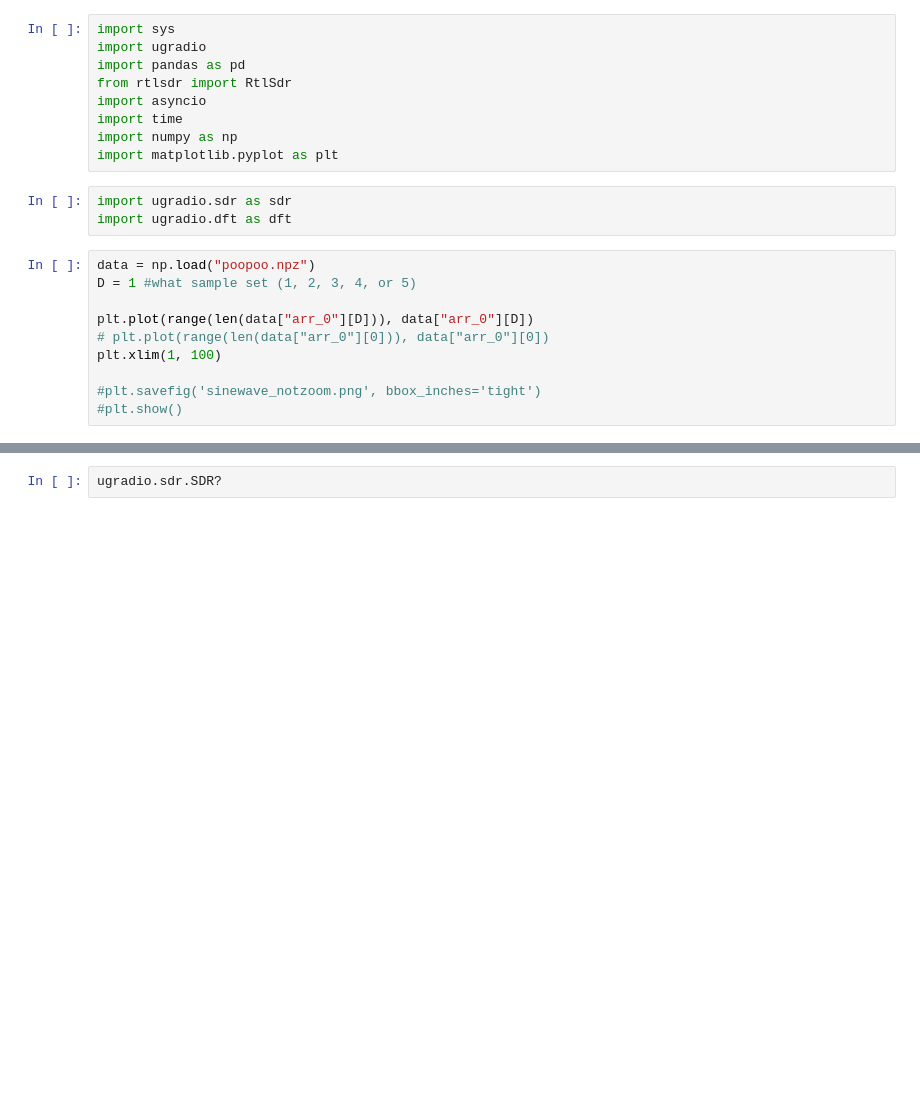
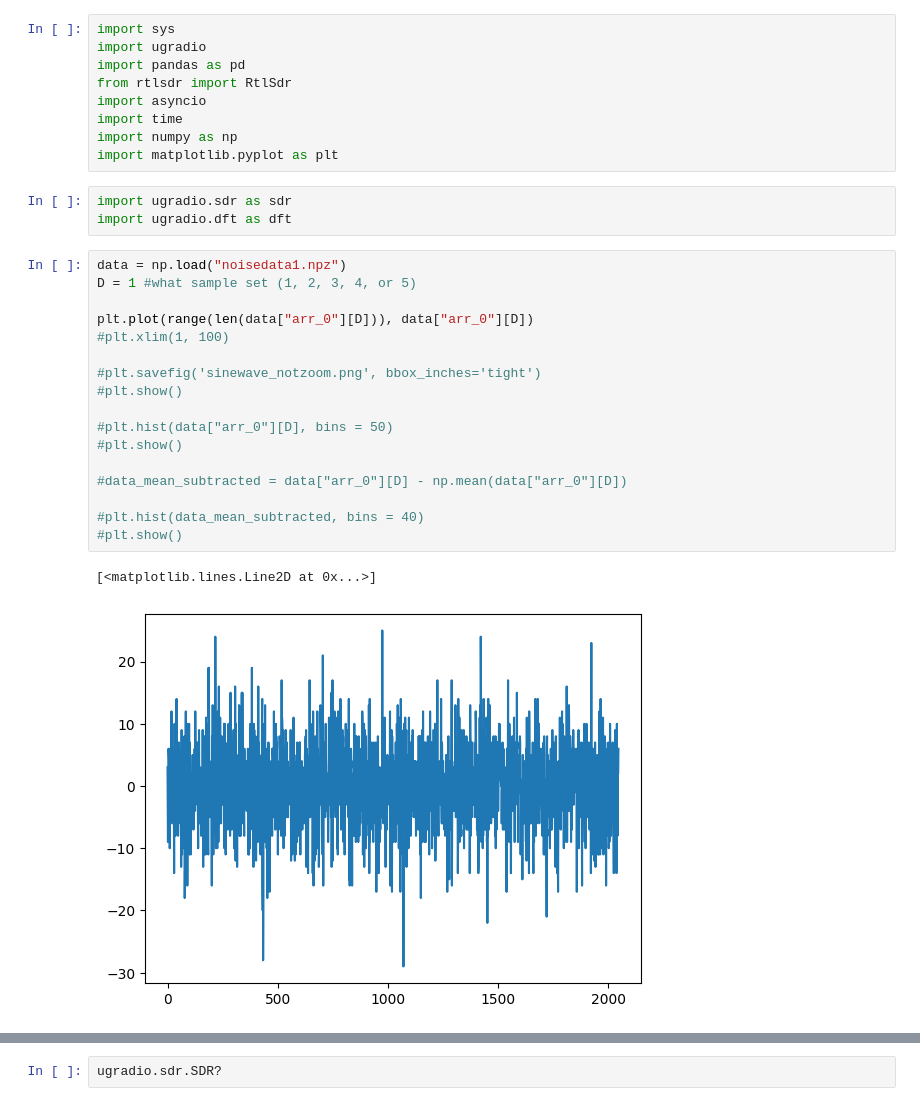
Before and after one commit to averybooks/radiolab2026-Cal, a Jupyter notebook: LAB_1_RTFM.ipynb, the cells around one changed output, grey strips where cells are left out. Saved outputs shown, nothing was run; the diff lists cells and outputs as text; blank space fills up the shorter version.

Commit message:
noise data, updated scripts

```diff
--- a/LAB_1_RTFM.ipynb
+++ b/LAB_1_RTFM.ipynb
@@ -11,15 +11,25 @@ import matplotlib.pyplot as plt
 import ugradio.sdr as sdr
 import ugradio.dft as dft
 # %%
-data = np.load("poopoo.npz")
+data = np.load("noisedata1.npz")
 D = 1 #what sample set (1, 2, 3, 4, or 5)
 
 plt.plot(range(len(data["arr_0"][D])), data["arr_0"][D])
-# plt.plot(range(len(data["arr_0"][0])), data["arr_0"][0])
-plt.xlim(1, 100)
+#plt.xlim(1, 100)
 
 #plt.savefig('sinewave_notzoom.png', bbox_inches='tight')
 #plt.show()
+
+#plt.hist(data["arr_0"][D], bins = 50)
+#plt.show()
+
+#data_mean_subtracted = data["arr_0"][D] - np.mean(data["arr_0"][D])
+
+#plt.hist(data_mean_subtracted, bins = 40)
+#plt.show()
+# %% [output]
+[<matplotlib.lines.Line2D at 0x...>]
+[figure, added]
 # %%
 frequencies = np.fft.fftfreq(2048, d=1e-6)
 # print(max(np.abs(np.fft.fftfreq(data["arr_0"][D]))**2))
```
Also changed, not shown: parts of 2 cells of this notebook, 1 other file.
